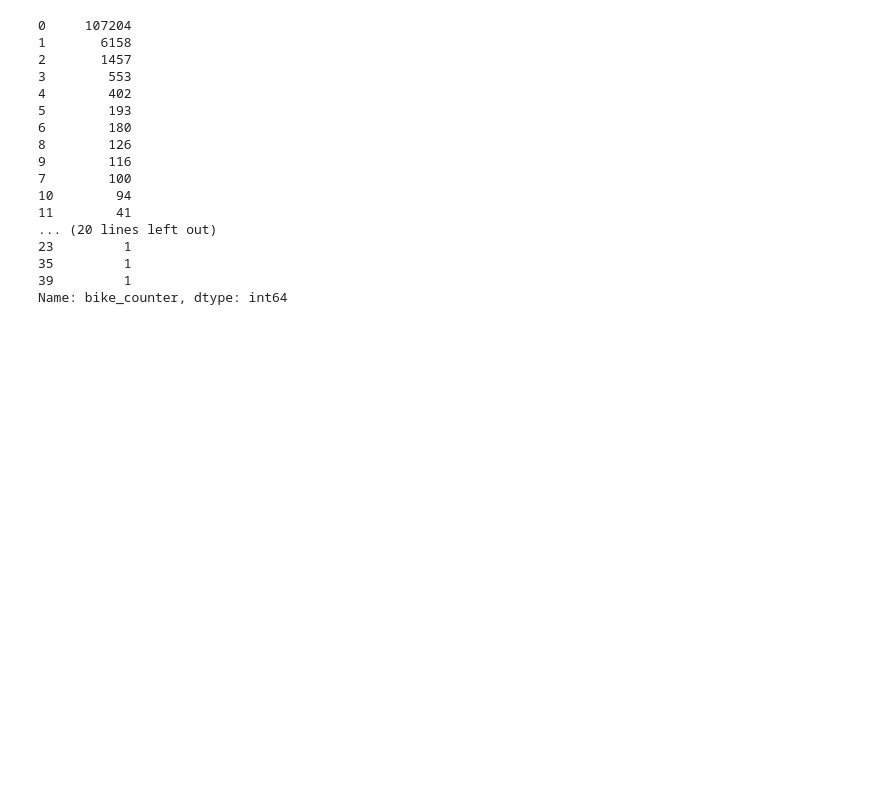
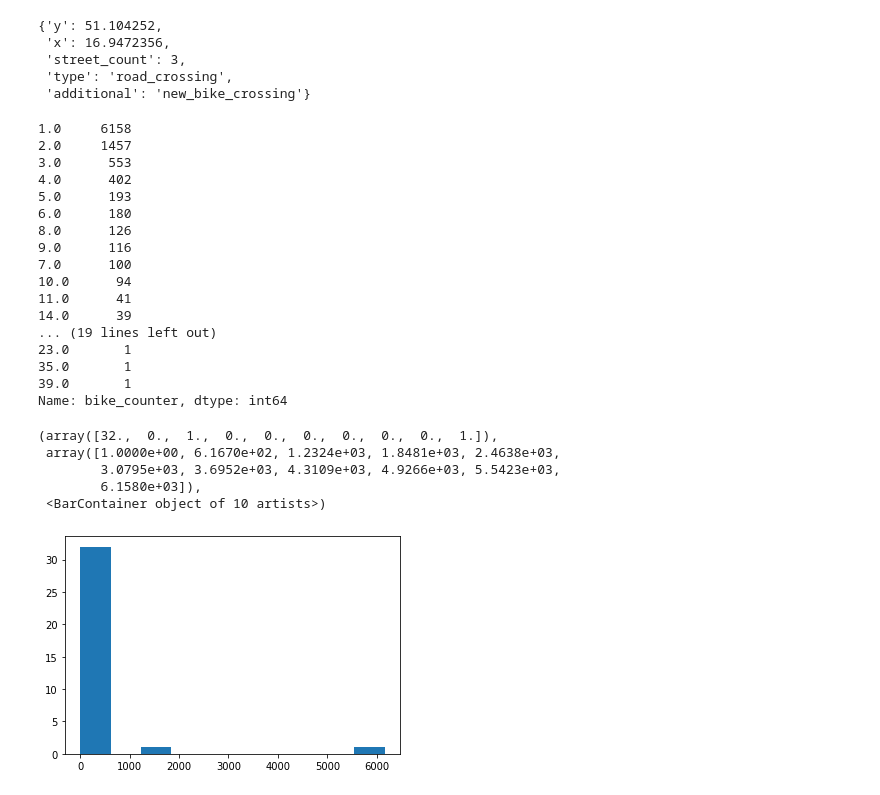
Before and after one commit to artantica/road-builder-prediction, a Jupyter notebook: number_of_bike.ipynb, the cells around one changed output. Saved outputs shown, nothing was run; the diff lists cells and outputs as text; code cells hidden in the pictures; blank space fills up the shorter version.

```diff
--- a/number_of_bike.ipynb
+++ b/number_of_bike.ipynb
@@ -80,24 +109,39 @@ G_streets = G_streets.to_crs(epsg=2177)
+# %%
+G.nodes[272849144]
+# %% [output]
+{'y': 51.104252,
+ 'x': 16.9472356,
+ 'street_count': 3,
+ 'type': 'road_crossing',
+ 'additional': 'new_bike_crossing'}
 # %%
 with pd.option_context('display.max_rows', 100, 'display.max_columns', 5):
-    display(G_streets['bike_counter'].value_counts(dropna=False))
+    display(G_streets['bike_counter'].value_counts(dropna=True))
+plt.hist(G_streets['bike_counter'].value_counts(dropna=True))
 # %% [output]
-0     107204
-1       6158
-2       1457
-3        553
-4        402
-5        193
-6        180
-8        126
-9        116
-7        100
-10        94
-11        41
-... (20 lines left out)
-23         1
-35         1
-39         1
+1.0     6158
+2.0     1457
+3.0      553
+4.0      402
+5.0      193
+6.0      180
+8.0      126
+9.0      116
+7.0      100
+10.0      94
+11.0      41
+14.0      39
+... (19 lines left out)
+23.0       1
+35.0       1
+39.0       1
 Name: bike_counter, dtype: int64
+(array([32.,  0.,  1.,  0.,  0.,  0.,  0.,  0.,  0.,  1.]),
+ array([1.0000e+00, 6.1670e+02, 1.2324e+03, 1.8481e+03, 2.4638e+03,
+        3.0795e+03, 3.6952e+03, 4.3109e+03, 4.9266e+03, 5.5423e+03,
+        6.1580e+03]),
+ <BarContainer object of 10 artists>)
+[figure, added]
 # %%
 fig = plt.figure(figsize=(20,20))
 ax = plt.subplot()
```
Also changed, not shown: parts of 5 cells of this notebook, 1 other file.
